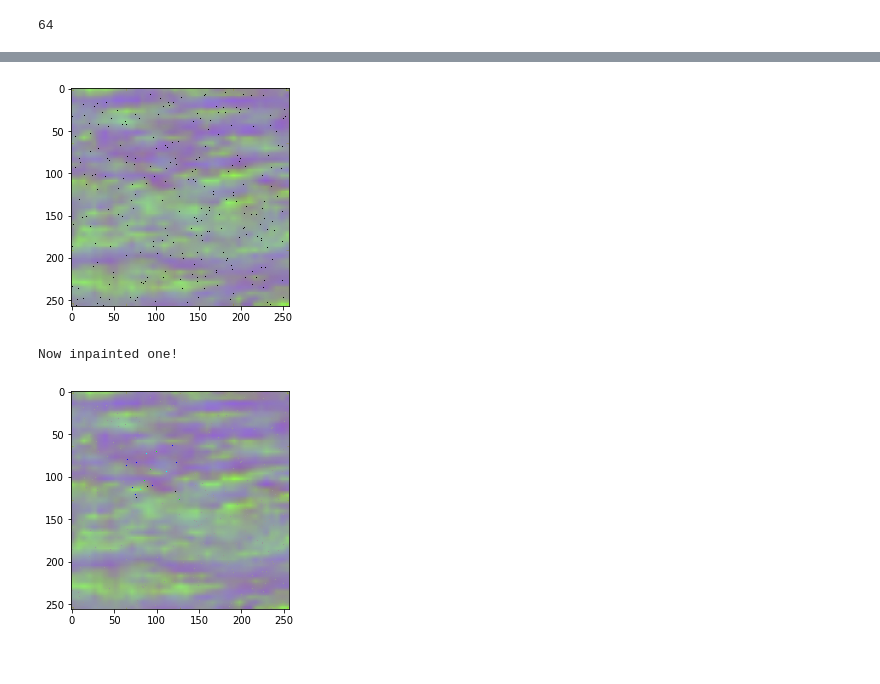
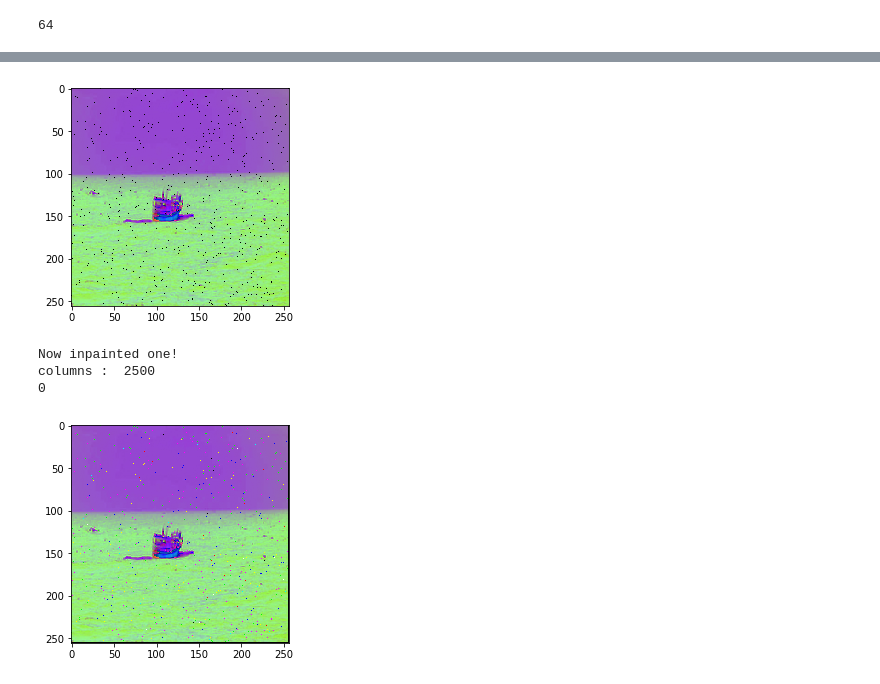
Before and after one commit to clemoberti/arf-project, a Jupyter notebook: sandbox.ipynb, the cells around one changed output, grey strips where cells are left out. Drawn from its saved outputs; the diff is of its cells as text; code cells hidden in the pictures.

Commit message:
fix image reconstruction

```diff
--- a/sandbox.ipynb
+++ b/sandbox.ipynb
@@ -9,7 +9,7 @@ from ImageProcessing import ImageProcessing
 import numpy as np
 # %%
 ip = ImageProcessing()
-image = ip.read_im('images/ocean.png')
+image = ip.read_im('images/boat.png')
 #print(image.shape)
 #print(5//2)
 #ip.show_im(image)
@@ -44,21 +90,25 @@ dictionary[:,1].shape
 # %%
-dictionary = ip.get_dictionary_patches(image, 64, 64)
+#dictionary = ip.get_dictionary_patches(image, 64, 64)
 #ip.show_im(image)
 #ip.show_im(ip.reconstruct_image(dictionary, 64,64))
-noise_image = ip.noise(image, 0.005)
+noise_image = ip.noise(image, 0.01)
 ip.show_im(noise_image)
+
+#https://stackoverflow.com/questions/20681864/lasso-on-sklearn-does-not-converge ??
 
 print("Now inpainted one!")
 from IterativeInpainting import IterativeInpainting
-h = 64
-step = 64
-alpha=0.5
-iterations = 16 # parce que c'est le nombre des patches :D avec le strategie courant on peut iterer que une fois
-inpainting = IterativeInpainting(noise_image, patch_sizes=h, step_size=step)
-noise_dictionary = inpainting.inpaint(max_iter=iterations, alpha=alpha)
-reconstructed_image = ip.reconstruct_image(noise_dictionary, h,step)
-ip.show_im(reconstructed_image)
+h = 10
+step = 5
+iterations = 1
+alphas = [0.01]
+for a in alphas:
+    inpainting = IterativeInpainting(noise_image, patch_sizes=h, step_size=step)
+    inpainting.inpaint(max_iter=iterations, alpha=a)
+    inpainting.show_image()
 # %% [output]
-[figure, old version]
+[figure, new version]
 Now inpainted one!
+columns :  2500
+0
-[figure, old version]
+[figure, new version]
```
Also changed, not shown: parts of 13 cells of this notebook, 3 other files.
